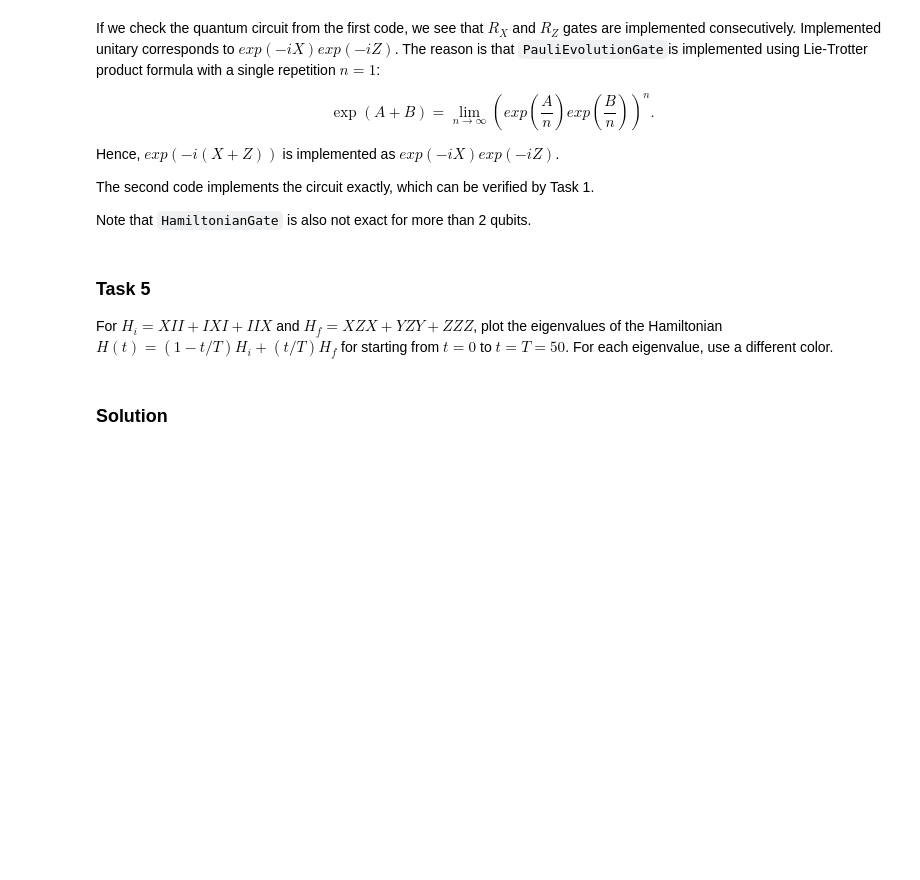
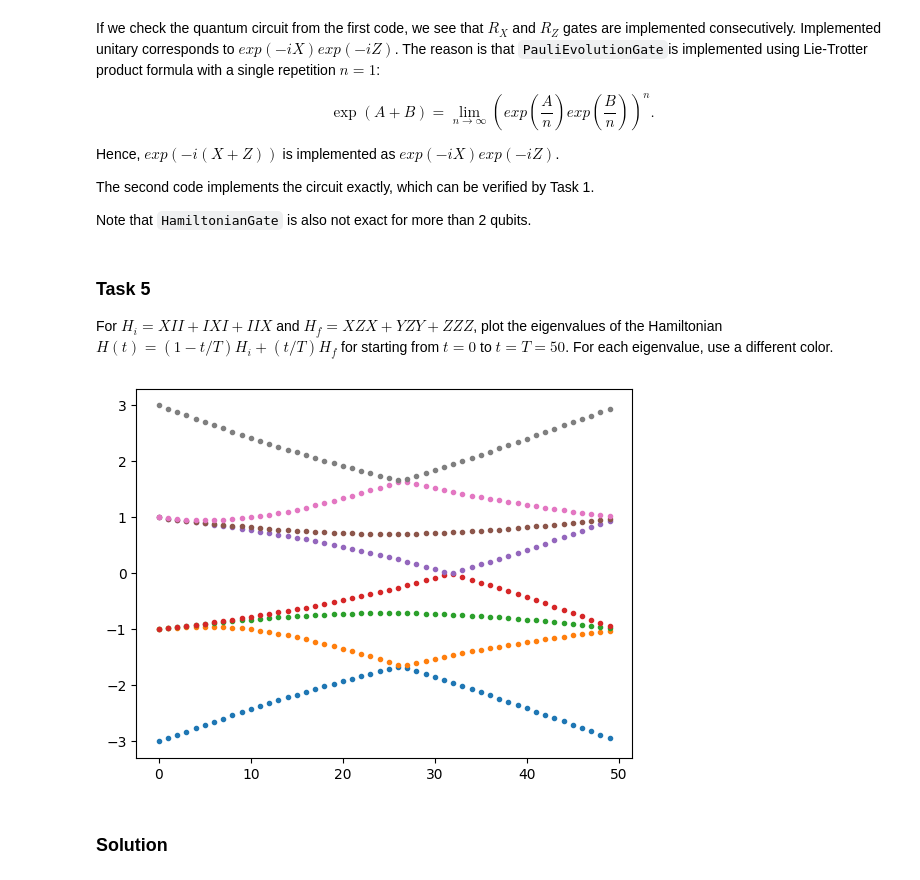
Before and after one commit to james-lucius/qureca_ADEQUATE, a Jupyter notebook: MD_311_03_adiabatic_quantum_computing_coding.ipynb, the cells around one changed output. Saved outputs shown, nothing was run; the diff lists cells and outputs as text; code cells hidden in the pictures; blank space fills up the shorter version.

```diff
--- a/MD_311_03_adiabatic_quantum_computing_coding.ipynb
+++ b/MD_311_03_adiabatic_quantum_computing_coding.ipynb
@@ -274,18 +389,25 @@ For $H_i = XII + IXI + IIX$ and $H_f = XZX+YZY+ZZZ$, plot the eigenvalues of the
 # %%
 from qiskit.quantum_info import SparsePauliOp
 import scipy
 import matplotlib.pyplot as plt
 
 # Define the Hamiltonians
 T=50
+Hi = SparsePauliOp(["XII", "IXI", "IIX"], [1, 1, 1])
+Hf = SparsePauliOp(["XZX", "YZY", "ZZZ"], [1, 1, 1])
 
 for t in range(T):
   # Compute H_t and its eigenvalues
+  Ht = (1 - t / T) * Hi + t / T * Hf
+  eigenvalues, _ = scipy.linalg.eig(Ht.to_matrix())
 
 
   for i in range(len(eigenvalues)):
     color = plt.cm.tab10(i)
     # Add the value of each eigenvalue at time t to the plot
+    plt.scatter(t, sorted(eigenvalues)[i], color = color, marker = ".")
+# %% [output]
+[figure, added]
 # %% [markdown]
 ### Solution
 # %%
```
Also changed, not shown: parts of 14 cells of this notebook.
